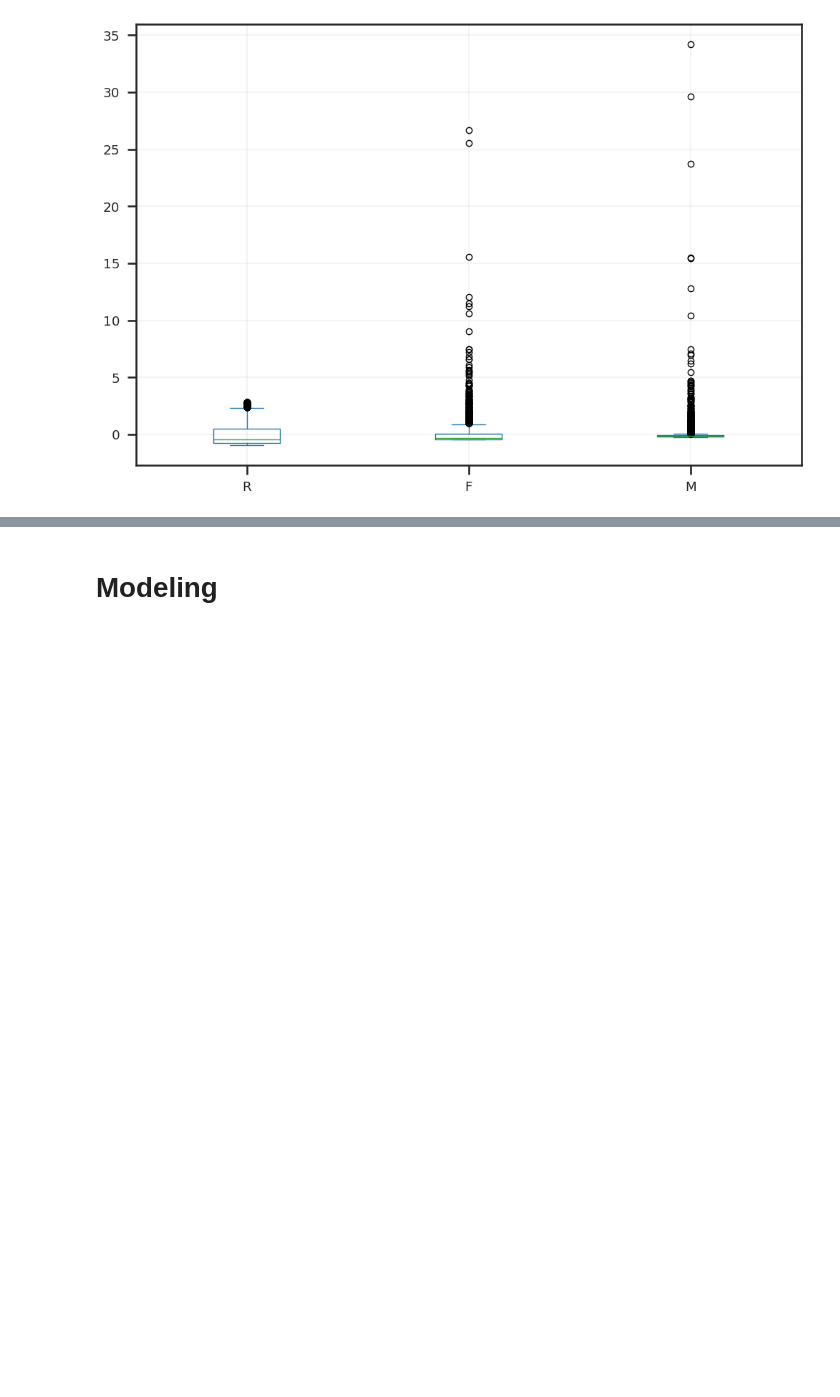
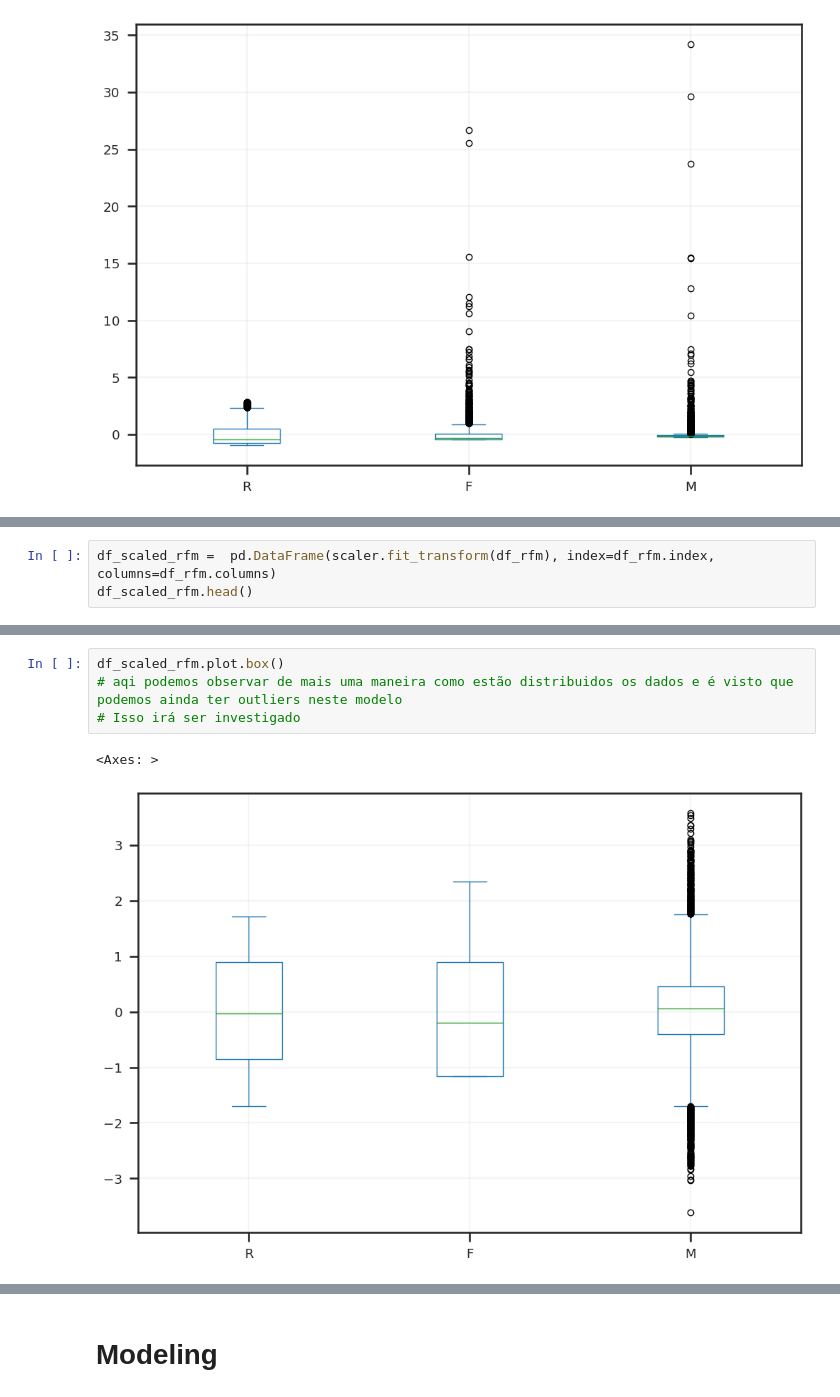
Before and after one commit to GTBelini22/Estudo_Ciencia_de_dados, a Jupyter notebook: Desafio Cluster/Desafio_Final_Cluster.ipynb, the cells around one changed output, grey strips where cells are left out. Drawn from its saved outputs; the diff is of its cells as text; blank space fills up the shorter version.

```diff
--- a/Desafio Cluster/Desafio_Final_Cluster.ipynb
+++ b/Desafio Cluster/Desafio_Final_Cluster.ipynb
@@ -347 +348,4 @@ df_rfm.apply(scale).plot.box()
 scaler = PowerTransformer()
+# %%
+df_scaled_rfm =  pd.DataFrame(scaler.fit_transform(df_rfm), index=df_rfm.index, columns=df_rfm.columns)
+df_scaled_rfm.head()
@@ -347,0 +360,7 @@ scaler = PowerTransformer()
+# %%
+df_scaled_rfm.plot.box()
+# aqi podemos observar de mais uma maneira como estão distribuidos os dados e é visto que podemos ainda ter outliers neste modelo
+# Isso irá ser investigado
+# %% [output]
+<Axes: >
+[figure, added]
```
Also changed, not shown: parts of 5 cells of this notebook.
